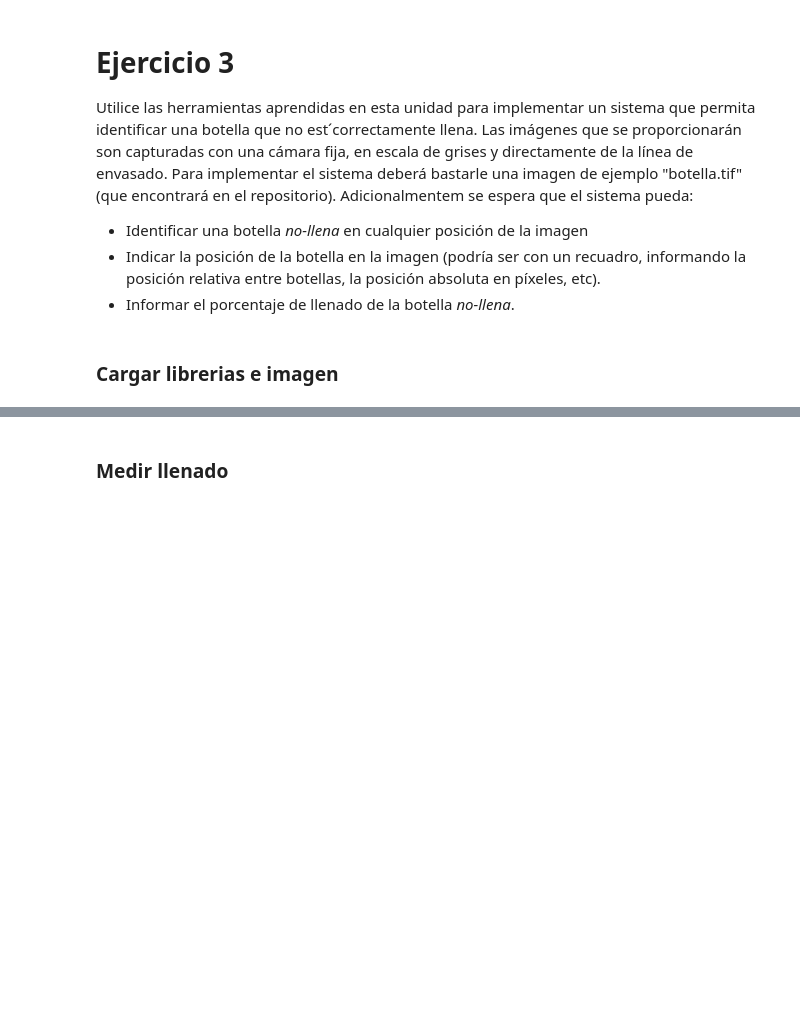
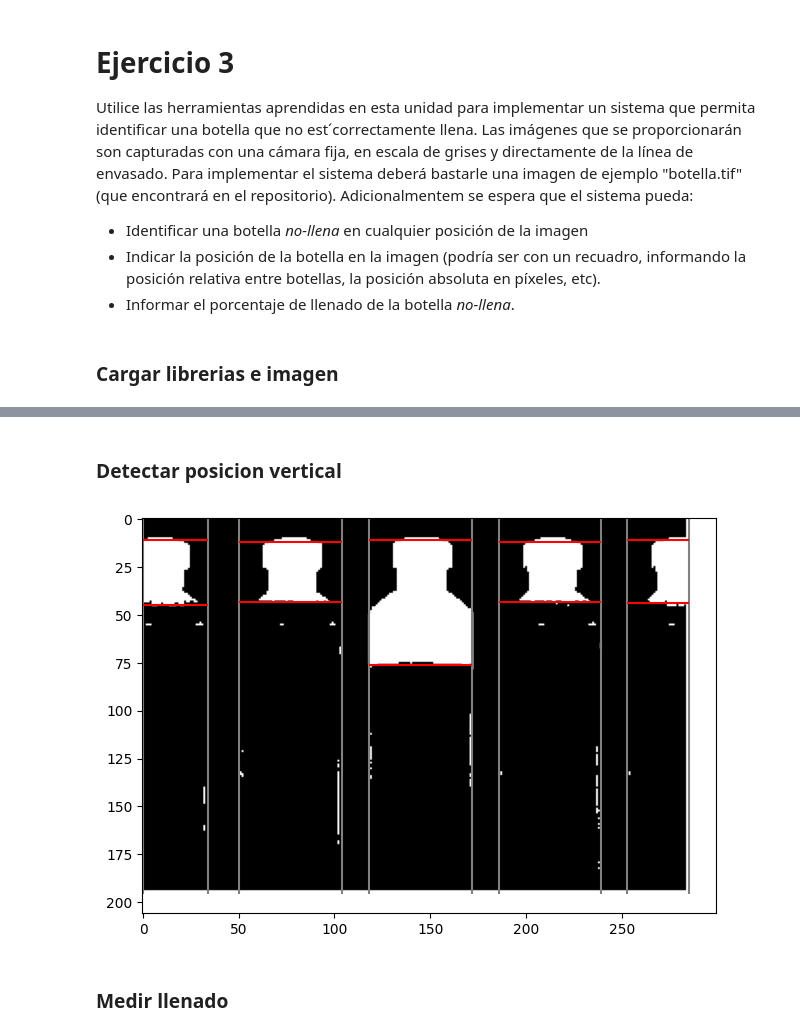
Before and after one commit to Lucasa98/pdi-2026, a Jupyter notebook: practica/2/ej3.ipynb, the cells around one changed output, grey strips where cells are left out. Saved outputs shown, nothing was run; the diff lists cells and outputs as text; code cells hidden in the pictures; blank space fills up the shorter version.

```diff
--- a/practica/2/ej3.ipynb
+++ b/practica/2/ej3.ipynb
@@ -64,3 +60,40 @@ for i, botella in enumerate(botellas_x):
+# %% [markdown]
+### Detectar posicion vertical
+# %%
+# Detectar posicion vertical
+# se aplica un umbral a la imagen para exagerar los "limites"
+img_threshold = np.where(np.greater(img_gray, 200), 1, 0)
+for botella in botellas:
+    # promedio horizontal
+    prom_x = np.mean(img_threshold[:, botella['x'][0]:botella['x'][1]], axis=1)
+    j = 0
+    while j < prom_x.shape[0]:
+        # detectamos la parte superior de la botella
+        if prom_x[j] > 0.4:
+            tapa = j
+            # buscamos el nivel del liquido
+            k = j
+            while k < prom_x.shape[0] and prom_x[k] > 0.4:
+                k += 1
+            # guardamos los niveles de la botella
+            botella['y'] = [tapa, k]
+            break
+        j += 1
+
+# graficar
+fig, ax = plt.subplots(1,1)
+
+ax.imshow(img_threshold, cmap="gray")
+
+for botella in botellas:
+    ax.vlines(botella['x'][0], 0, img_threshold.shape[0], colors="gray")
+    ax.vlines(botella['x'][1], 0, img_threshold.shape[0], colors="gray")
+    ax.hlines(botella['y'][0], botella['x'][0], botella['x'][1], colors="r")
+    ax.hlines(botella['y'][1], botella['x'][0], botella['x'][1], colors="r")
+
+fig.tight_layout()
+# %% [output]
+[figure, added]
 # %% [markdown]
 ### Medir llenado
 # %%
```
Also changed, not shown: parts of 4 cells of this notebook.
